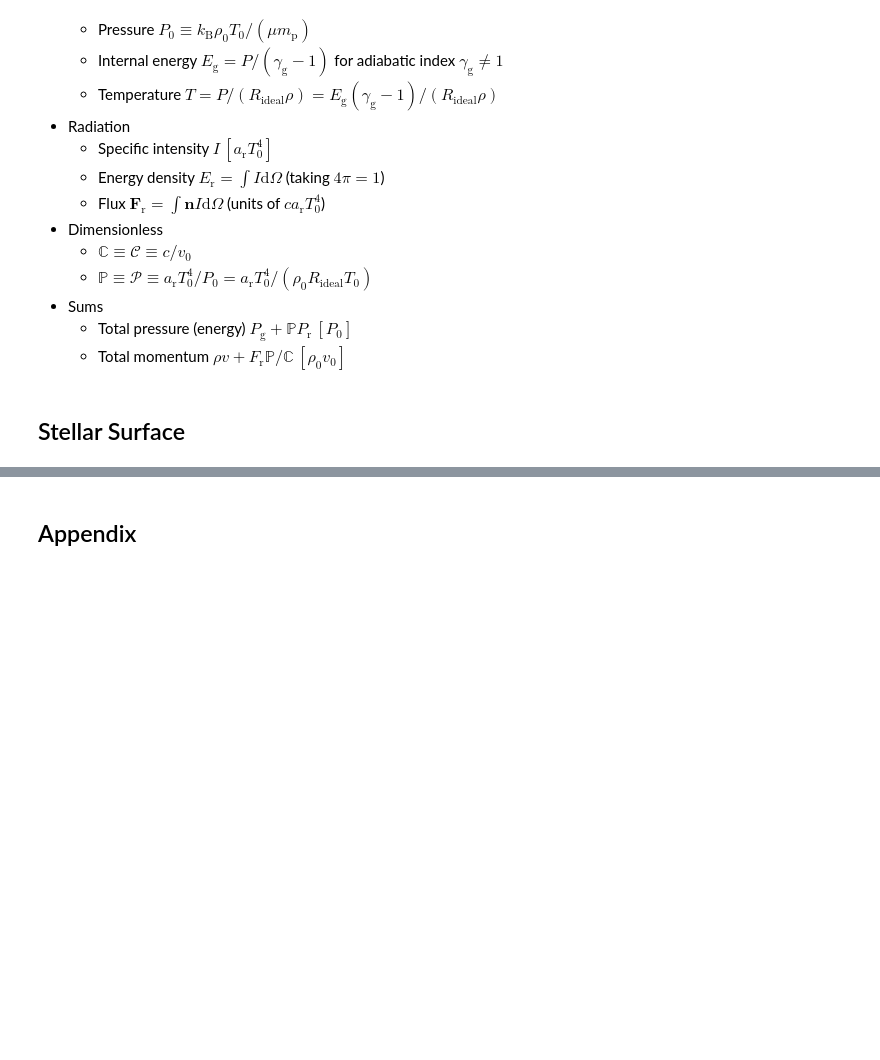
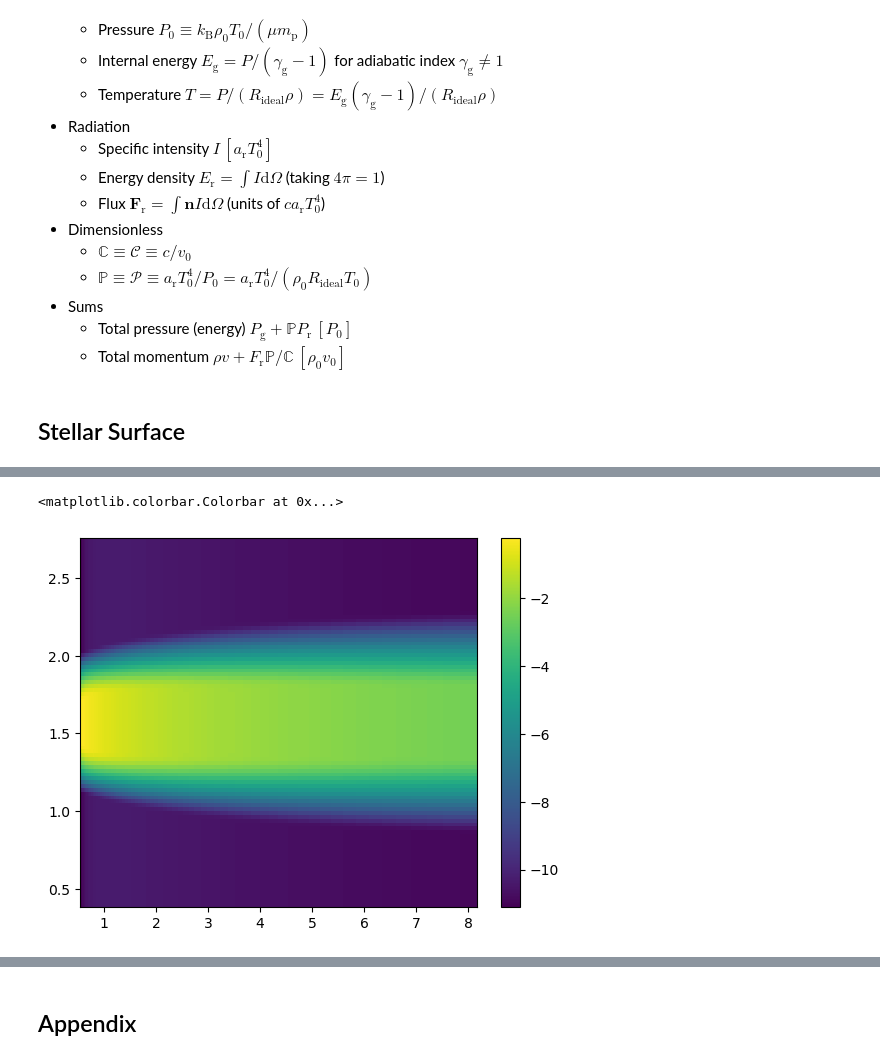
Before and after one commit to sabaronett/rad-hydro, a Jupyter notebook: athena/dev/Development.ipynb, the cells around one changed output, grey strips where cells are left out. Saved outputs shown, nothing was run; the diff lists cells and outputs as text; code cells hidden in the pictures; blank space fills up the shorter version.

```diff
--- a/athena/dev/Development.ipynb
+++ b/athena/dev/Development.ipynb
@@ -70,0 +84,75 @@ npsi        = 4                   # number of azimuthal angles (0 to pi)
+# %%
+import numpy as np
+import matplotlib.pyplot as plt
+
+def DenProfileSph(r, theta, phi):
+  p_over_r = p0_over_r0*np.power(r*np.sin(theta)/r0, pslope);
+  denmid = rho0*np.power(r*np.sin(theta)/r0, dslope)*np.exp(-r*np.sin(theta)/r0/r_c);
+  dentem = denmid*np.exp(gm0/p_over_r*(1./r - 1./(r*np.sin(theta))));
+  return dentem
+
+# athinput.stellar_flux
+# <mesh>
+nx1          = 64                  # Number of zones in X1-direction
+x1min        = 0.54                # minimum value of X1
+x1max        = 8.0                 # maximum value of X1
+
+nx2          = 96                  # Number of zones in X2-direction
+x2min        = 0.3831043444619522  # minimum value of X2
+x2max        = 2.758488309127841   # maximum value of X2
+
+# <hydro>
+dfloor       = 1e-12               # minimum density
+
+# <radiation>
+prat         = 1.13e3              # $a_rT_0^4/P_0$
+crat         = 6.36e4              # $c/v_0$
+unit         = 1                   # adopt the units in the input file
+T_unit       = 6.14e3              # T_0 [K]
+density_unit = 4.28e-14            # \rho_0 [g/cm^3]
+length_unit  = 5.98e14             # L_0 [cm]
+
+# <problem>
+GM           = 1.0                 # gravitational potential
+r0           = 1.0
+rho0         = 1.0                 # [\rho_0]
+p0_over_r0   = 4.80e-03
+pslope       = -0.5                # pressure power-law index
+dslope       = -2.25               # density power-law index
+# end athinput.stellar_flux
+
+# extra quantities
+kappa_star_cgs    = 10
+r_c               = 2.5            # exponential taper
+dgratio           = 100            # dust-to-gas ratio
+small_grain_ratio = 0.02184
+t_star            = 9.42e-1        # [T_0]
+r_star            = 1.16e-4        # [L_0]
+# the total stellar luminosity is 1 Lsun
+
+# Get from .athdf snapshot
+x1f = np.logspace(np.log10(x1min), np.log10(x1max), nx1+1, dtype=np.float64)
+x1v = np.sqrt(x1f[:-1]*x1f[1:])
+x2f = np.linspace(x2min, x2max, nx2+1, dtype=np.float64)
+x2v = 0.5*(x2f[:-1]+x2f[1:])
+X1V, X2V = np.meshgrid(x1v, x2v)
+
+# void Mesh::InitUserMeshData(ParameterInput *pin) {
+# // Get parameters for gravitatonal potential of central point mass
+gm0 = GM # gm0 = pin->GetOrAddReal("problem","GM",0.0);
+rho_extend = np.zeros((nx2, nx1+1), dtype=np.float64)
+rho_extend[:, 0] = 0
+rho_extend[:, 1:] = DenProfileSph(X1V, X2V, 0) # or read in from your code
+rho_extend[rho_extend<dfloor] = dfloor
+
+kappa_star = kappa_star_cgs*dgratio*small_grain_ratio*density_unit*length_unit
+dx1 = np.concatenate(([0], np.diff(x1f)))
+dtau_star = kappa_star*dx1[None, :]*rho_extend
+tau_star  = np.cumsum(dtau_star, axis=1)
+F_star = (r_star/x1f)**2*(0.25*crat*prat)*t_star**4*(1-np.exp(-tau_star))
+
+plt.pcolormesh(x1f, x2v, np.log10(F_star))
+plt.colorbar()
+# %% [output]
+<matplotlib.colorbar.Colorbar at 0x...>
+[figure, added]
```
Also changed, not shown: parts of 12 cells of this notebook, 1 other file.
